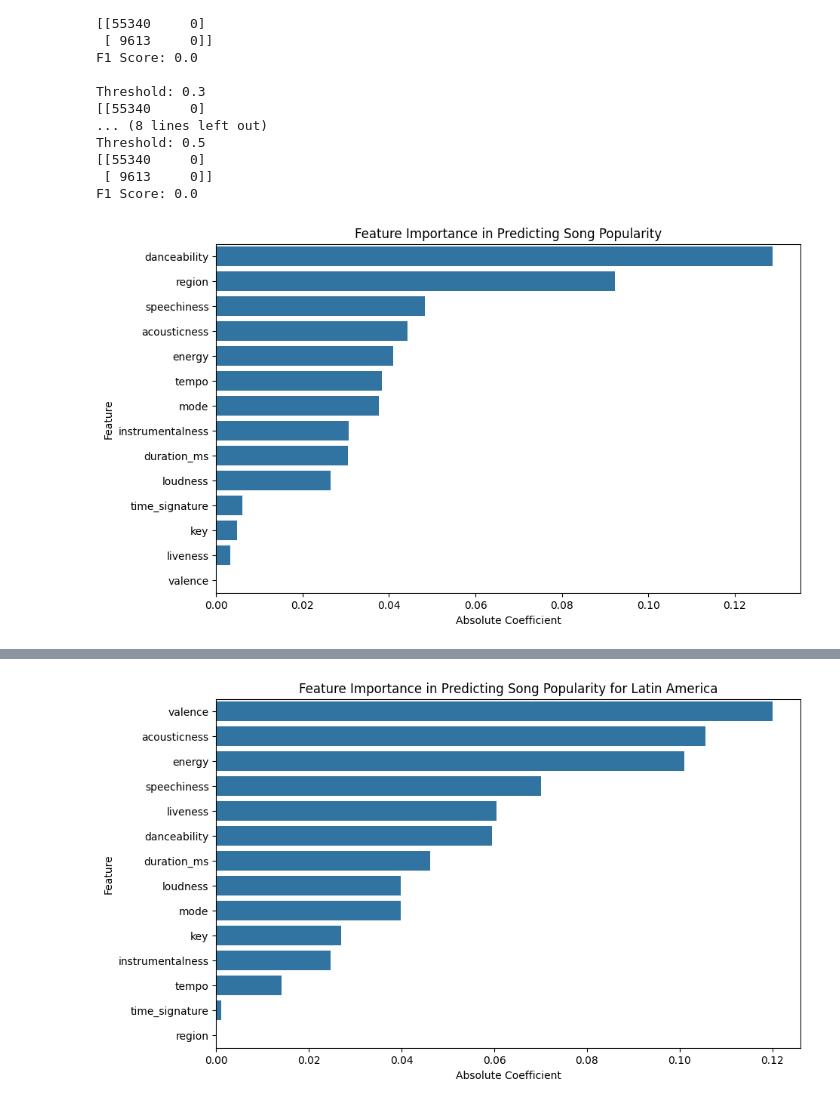
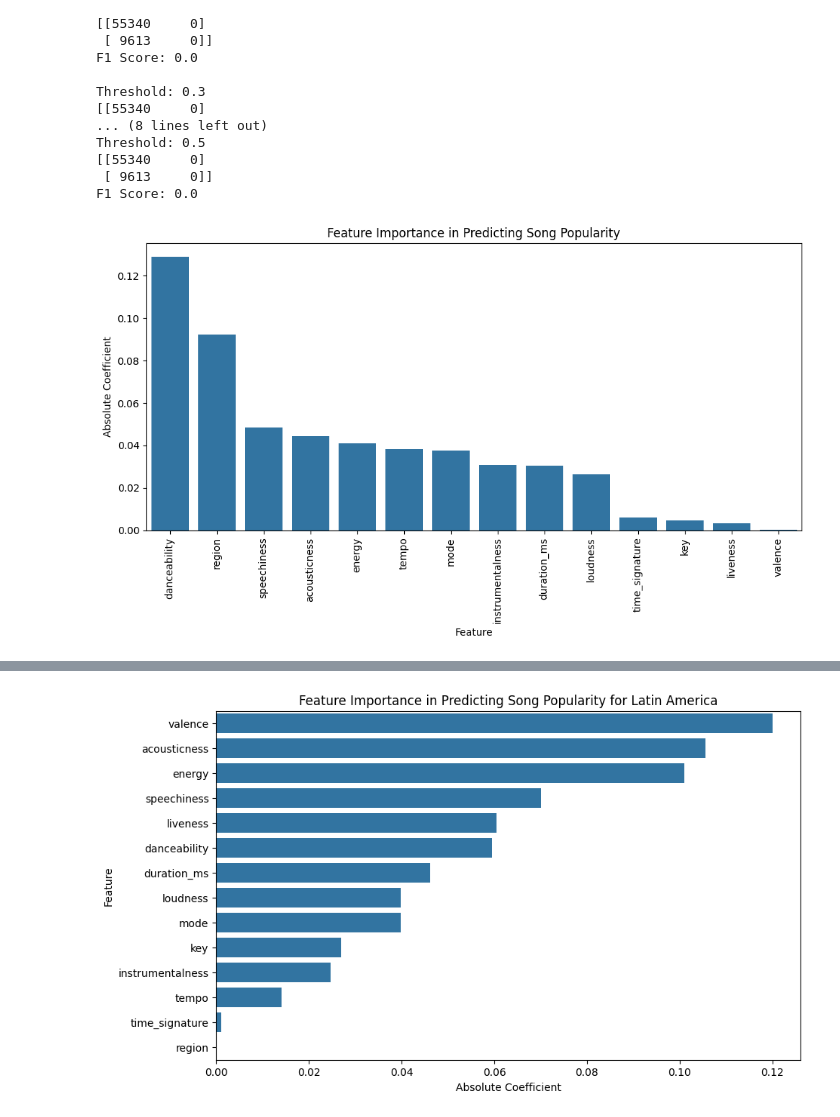
Before and after one commit to noemichem/Data-mining-project, a Jupyter notebook: notebooks_final/Algorithms/logistic_regression.ipynb, the cells around one changed output, grey strips where cells are left out. Drawn from its saved outputs; the diff is of its cells as text; code cells hidden in the pictures.

```diff
--- a/notebooks_final/Algorithms/regression.ipynb
+++ b/notebooks_final/Algorithms/logistic_regression.ipynb
@@ -204,16 +204,18 @@ F1 Score: 0.0
 # %%
 # Get the coefficients
 coefficients = model.coef_[0]
 feature_importance = pd.DataFrame({'Feature': X.columns, 'Coefficient': coefficients})
 
 # Sort by absolute value of coefficients
 feature_importance['Absolute Coefficient'] = feature_importance['Coefficient'].abs()
 feature_importance = feature_importance.sort_values(by='Absolute Coefficient', ascending=False)
 
-# Plot feature importance
+# Plot feature importance with vertical bars (features on x-axis)
 plt.figure(figsize=(10, 6))
-sns.barplot(x='Absolute Coefficient', y='Feature', data=feature_importance)
+sns.barplot(x='Feature', y='Absolute Coefficient', data=feature_importance)
+plt.xticks(rotation=90)  # Rotate feature names for better readability
 plt.title('Feature Importance in Predicting Song Popularity')
+plt.tight_layout()
 plt.show()
 # %% [output]
-[figure, old version]
+[figure, new version]
```
Also changed, not shown: parts of 1 cell of this notebook, 39 other files.
